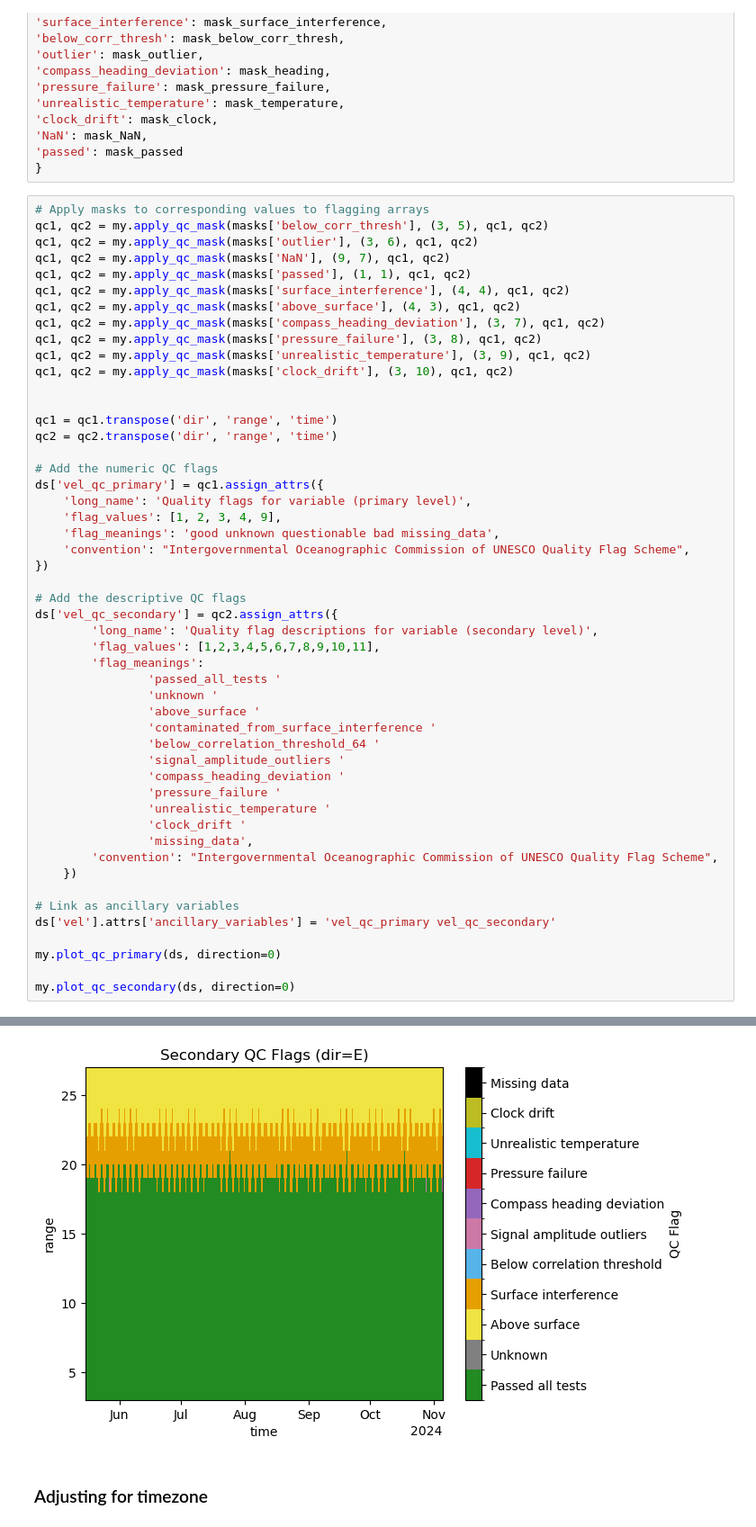
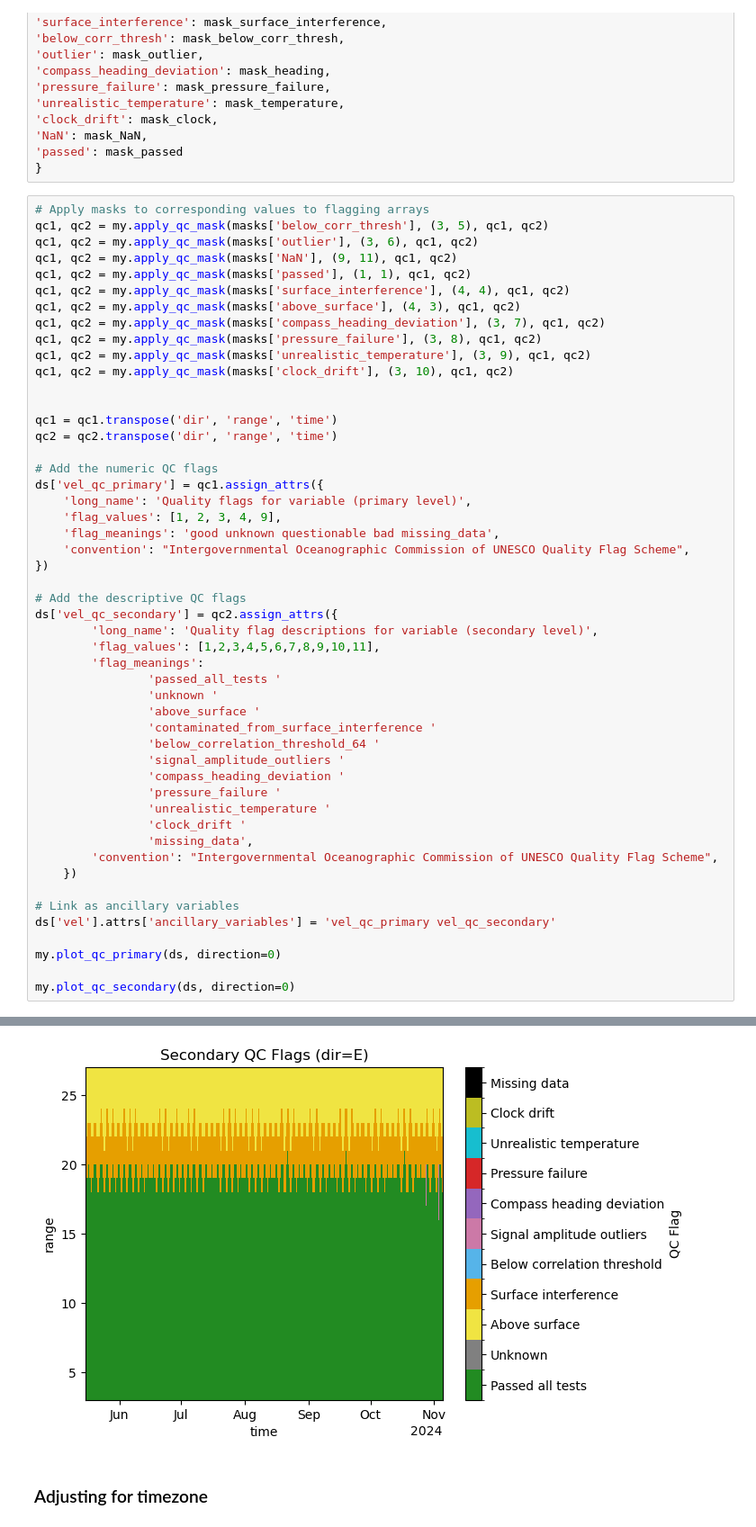
Before and after one commit to AnurovaPrykhodko/ADCP-internship, a Jupyter notebook: quality_flagging.ipynb, the cells around one changed output, grey strips where cells are left out. Shown at 90% size. Saved outputs shown, nothing was run; the diff lists cells and outputs as text.

```diff
--- a/quality_flagging.ipynb
+++ b/quality_flagging.ipynb
@@ -145,7 +145,7 @@ masks = {
 # Apply masks to corresponding values to flagging arrays
 qc1, qc2 = my.apply_qc_mask(masks['below_corr_thresh'], (3, 5), qc1, qc2)
 qc1, qc2 = my.apply_qc_mask(masks['outlier'], (3, 6), qc1, qc2)
-qc1, qc2 = my.apply_qc_mask(masks['NaN'], (9, 7), qc1, qc2)
+qc1, qc2 = my.apply_qc_mask(masks['NaN'], (9, 11), qc1, qc2)
 qc1, qc2 = my.apply_qc_mask(masks['passed'], (1, 1), qc1, qc2)
 qc1, qc2 = my.apply_qc_mask(masks['surface_interference'], (4, 4), qc1, qc2)
 qc1, qc2 = my.apply_qc_mask(masks['above_surface'], (4, 3), qc1, qc2)
@@ -196,4 +196,4 @@ my.plot_qc_secondary(ds, direction=0)
-[figure, old version]
+[figure, new version]
 # %% [markdown]
 ### Adjusting for timezone
 # %%
```
Also changed, not shown: parts of 2 cells of this notebook.
